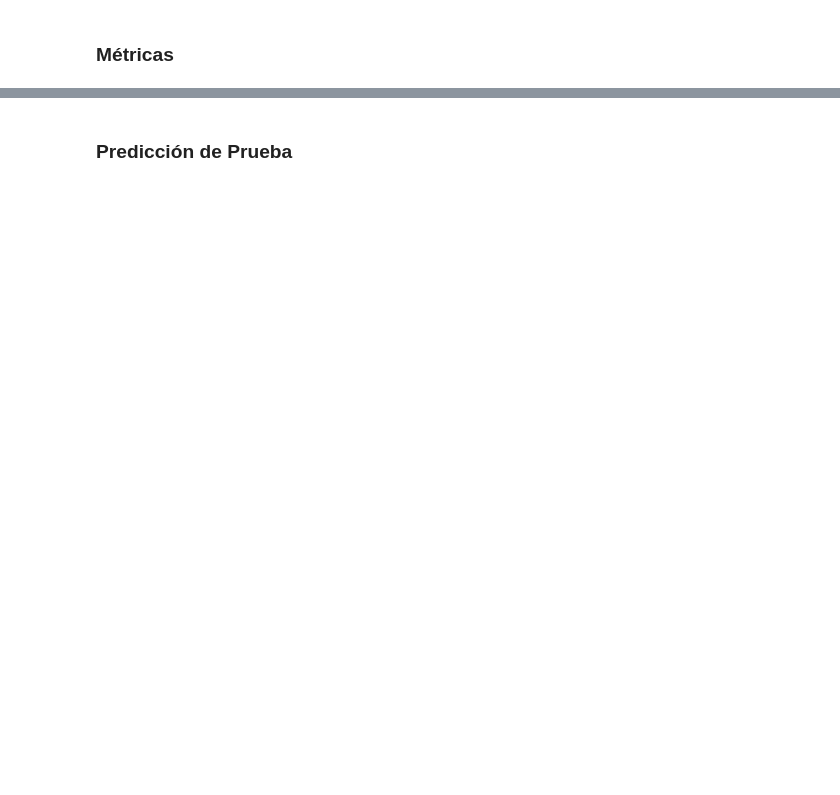
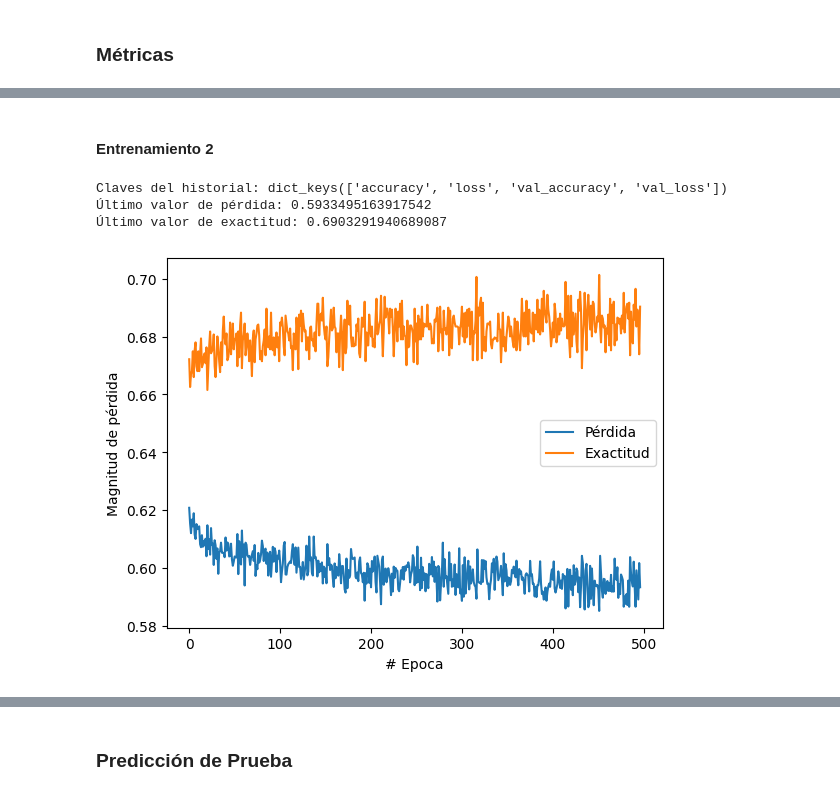
Before and after one commit to JesusD007/Potablys, a Jupyter notebook: ProyectoFinal-(Creacion del modelo).ipynb, the cells around one changed output, grey strips where cells are left out. Drawn from its saved outputs; the diff is of its cells as text; code cells hidden in the pictures; blank space fills up the shorter version.

```diff
--- a/ProyectoFinal-(Creacion del modelo).ipynb
+++ b/ProyectoFinal-(Creacion del modelo).ipynb
@@ -99,0 +135,23 @@ Entrenando
+# %% [markdown]
+#### Entrenamiento 2
+# %%
+#Obtencion de valores de Precición y Perdida
+print("Claves del historial:", historial.history.keys())
+loss_values = historial.history['loss']
+accuracy_values = historial.history['accuracy']
+print("Último valor de pérdida:", loss_values[-1])
+print("Último valor de exactitud:", accuracy_values[-1])
+
+#Vista grafica de los Valores
+plt.figure()
+plt.xlabel("# Epoca")
+plt.ylabel("Magnitud de pérdida")
+plt.plot(historial.history["loss"], label='Pérdida')
+plt.plot(historial.history["accuracy"], label='Exactitud')
+plt.legend()
+plt.show()
+# %% [output]
+Claves del historial: dict_keys(['accuracy', 'loss', 'val_accuracy', 'val_loss'])
+Último valor de pérdida: 0.5933495163917542
+Último valor de exactitud: 0.6903291940689087
+[figure, added]
```
Also changed, not shown: parts of 11 cells of this notebook, 9 other files.
